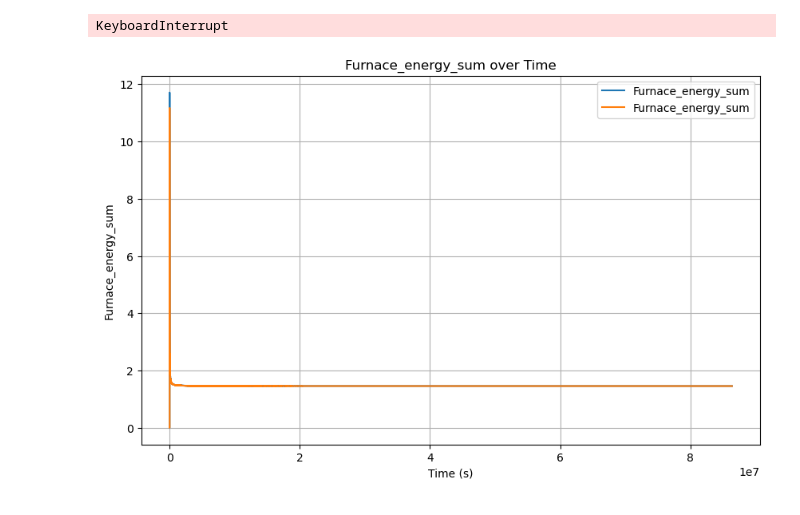
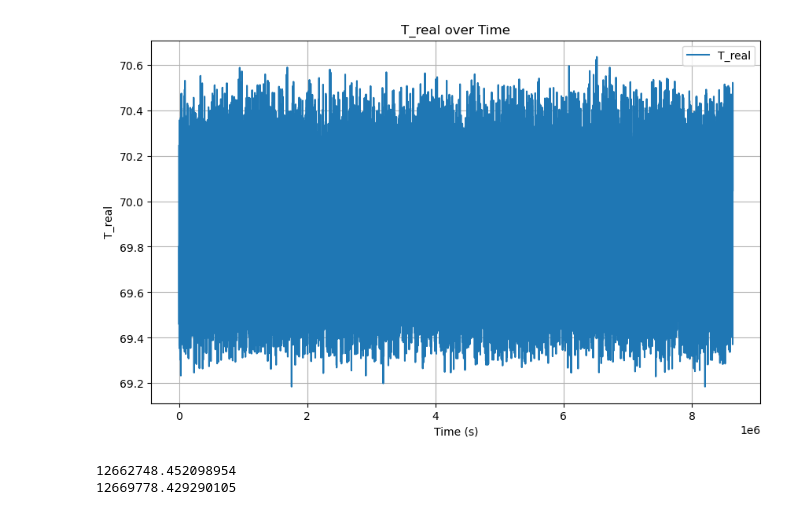
Before and after one commit to bfakhri/FurnaceEfficiencyModel, a Jupyter notebook: Thermostat.ipynb, the cells around one changed output. Drawn from its saved outputs; the diff is of its cells as text; code cells hidden in the pictures.

```diff
--- a/Thermostat.ipynb
+++ b/Thermostat.ipynb
@@ -131,39 +210,50 @@ print(stat_track2['Furnace_energy_sum'][-1] - stat_track1['Furnace_energy_sum'][
 # %%
 plt.figure(figsize=(10, 6))  # Define the size of the plot
 
 stat = 'T_real'
 # Plotting
-plt.plot(stat_track1[stat], label=stat)
-plt.plot(stat_track2[stat], label=stat)
+plt.plot(CtoF(sim1.stat_track[stat]), label=stat)
+#plt.plot(stat_track2[stat], label=stat)
 
 # Adding labels and legend
 plt.xlabel('Time (s)')
 plt.ylabel(stat)
 plt.title('{0} over Time'.format(stat))
 plt.legend()
 
 # Display the plot
 plt.grid(True) # Enable grid
 plt.show()
 # %% [output]
-KeyboardInterrupt
+[figure, added]
 # %%
-plt.figure(figsize=(10, 6))  # Define the size of the plot
+fig, ax1 = plt.subplots()
+stat = 'Furnace_energy_sum'
 
-stat = 'Furnace_energy_sum'
 # Plotting
-time_arr = np.arange(seconds_per_day * 1000)
-plt.plot(time_arr, stat_track1[stat]/time_arr, label=stat)
-plt.plot(time_arr, stat_track2[stat]/time_arr, label=stat)
+time_arr = np.arange(sim1.seconds_per_day * (days_to_run)) + 1
+plt.plot(time_arr, sim1.dstats(stat, di=0, de=days_to_run)/time_arr, label=stat)
+plt.plot(time_arr, sim2.dstats(stat, di=0, de=days_to_run)/time_arr, label=stat)
+
+ypbot = np.percentile(sim1.dstats(stat, di=0, de=days_to_run)/time_arr, 1)
+yptop = np.percentile(sim1.dstats(stat, di=0, de=days_to_run)/time_arr, 99)
+ypad = 0.2*(yptop - ypbot)
+ymin = ypbot - ypad
+ymax = yptop + ypad
 
 # Adding labels and legend
 plt.xlabel('Time (s)')
-plt.ylabel(stat)
-plt.title('{0} over Time'.format(stat))
-plt.legend()
+plt.ylabel('Average Furnace Power (W)')
+plt.title('Average Furnace Power over Time')
+ax1.set_ylim([ymin, ymax])
+
 
 # Display the plot
 plt.grid(True) # Enable grid
 plt.show()
-# %% [output]
-[figure, removed]
+# %%
+print(sim2.stat_track['Furnace_energy_sum'][-1])
+print(sim1.stat_track['Furnace_energy_sum'][-1])
+# %% [output]
+12662748.452098954
+12669778.429290105
```
Also changed, not shown: parts of 15 cells of this notebook.
